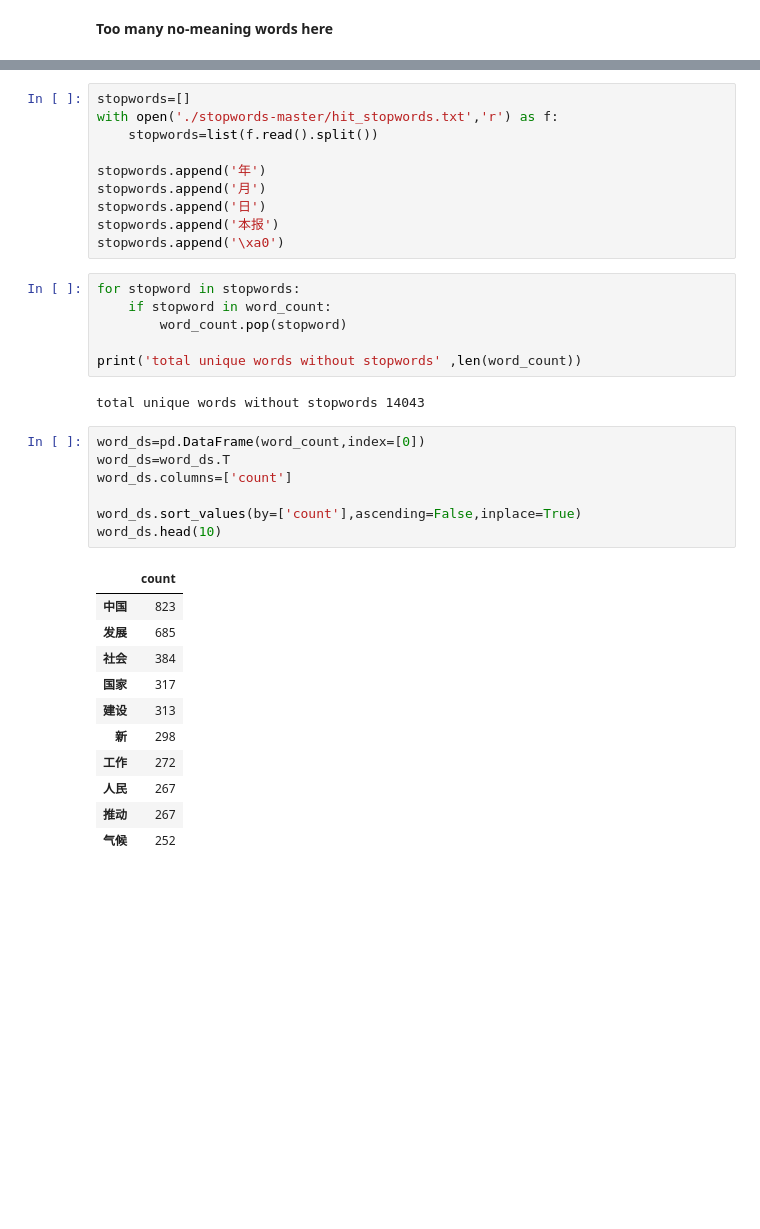
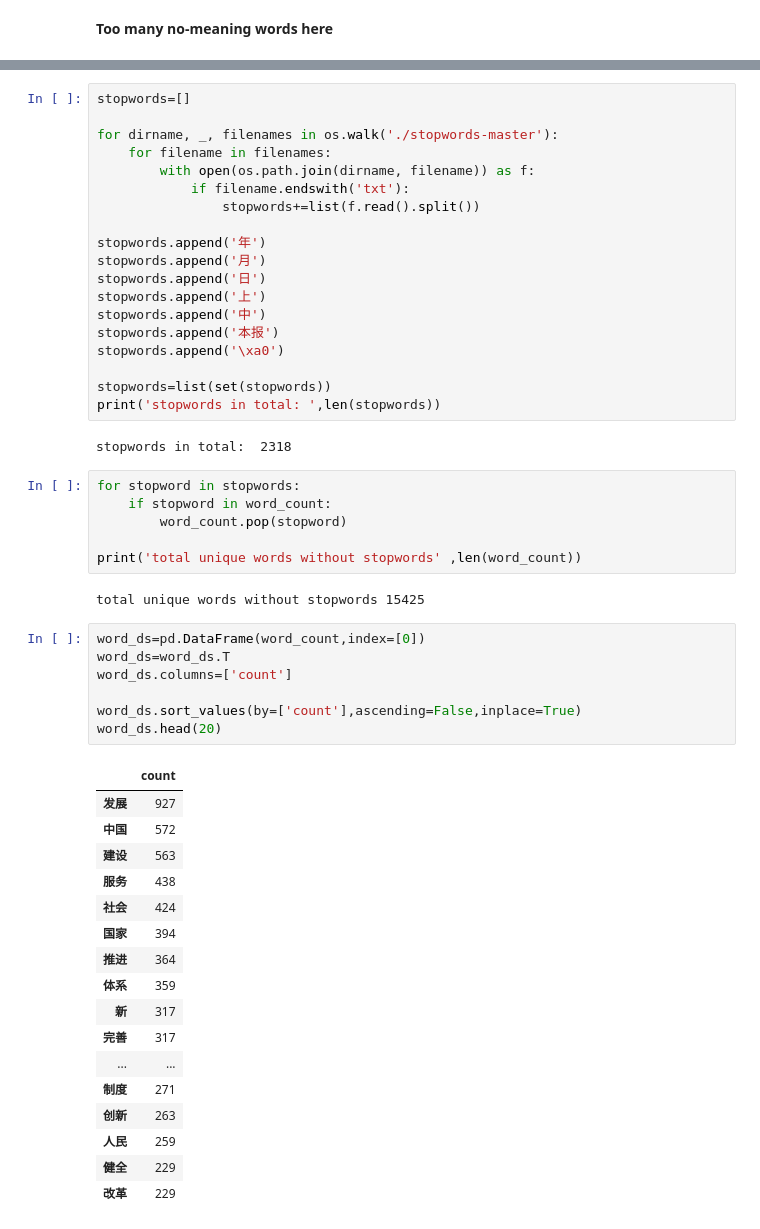
Before and after one commit to Concyclics/NewsPaperSpider, a Jupyter notebook: people-s-daily-keyword-cloud.ipynb, the cells around one changed output, grey strips where cells are left out. Drawn from its saved outputs; the diff is of its cells as text; blank space fills up the shorter version.

```diff
--- a/people-s-daily-keyword-cloud.ipynb
+++ b/people-s-daily-keyword-cloud.ipynb
@@ -286,14 +316,25 @@ Archive:  master
   inflating: stopwords-master/scu_stopwords.txt
 # %%
 stopwords=[]
-with open('./stopwords-master/hit_stopwords.txt','r') as f:
-    stopwords=list(f.read().split())
+
+for dirname, _, filenames in os.walk('./stopwords-master'):
+    for filename in filenames:
+        with open(os.path.join(dirname, filename)) as f:
+            if filename.endswith('txt'):
+                stopwords+=list(f.read().split())
 
 stopwords.append('年')
 stopwords.append('月')
 stopwords.append('日')
+stopwords.append('上')
+stopwords.append('中')
 stopwords.append('本报')
 stopwords.append('\xa0')
+
+stopwords=list(set(stopwords))
+print('stopwords in total: ',len(stopwords))
+# %% [output]
+stopwords in total:  2318
 # %%
 for stopword in stopwords:
     if stopword in word_count:
@@ -301,23 +342,29 @@ for stopword in stopwords:
 
 print('total unique words without stopwords' ,len(word_count))
 # %% [output]
-total unique words without stopwords 14043
+total unique words without stopwords 15425
 # %%
 word_ds=pd.DataFrame(word_count,index=[0])
 word_ds=word_ds.T
 word_ds.columns=['count']
 
 word_ds.sort_values(by=['count'],ascending=False,inplace=True)
-word_ds.head(10)
+word_ds.head(20)
 # %% [output]
 |  | count |
-| 中国 | 823 |
-| 发展 | 685 |
-| 社会 | 384 |
-| 国家 | 317 |
-| 建设 | 313 |
-| 新 | 298 |
-| 工作 | 272 |
-| 人民 | 267 |
-| 推动 | 267 |
-| 气候 | 252 |
+| 发展 | 927 |
+| 中国 | 572 |
+| 建设 | 563 |
+| 服务 | 438 |
+| 社会 | 424 |
+| 国家 | 394 |
+| 推进 | 364 |
+| 体系 | 359 |
+| 新 | 317 |
+| 完善 | 317 |
+| ... | ... |
+| 制度 | 271 |
+| 创新 | 263 |
+| 人民 | 259 |
+| 健全 | 229 |
+| 改革 | 229 |
```
Also changed, not shown: parts of 27 cells of this notebook.
